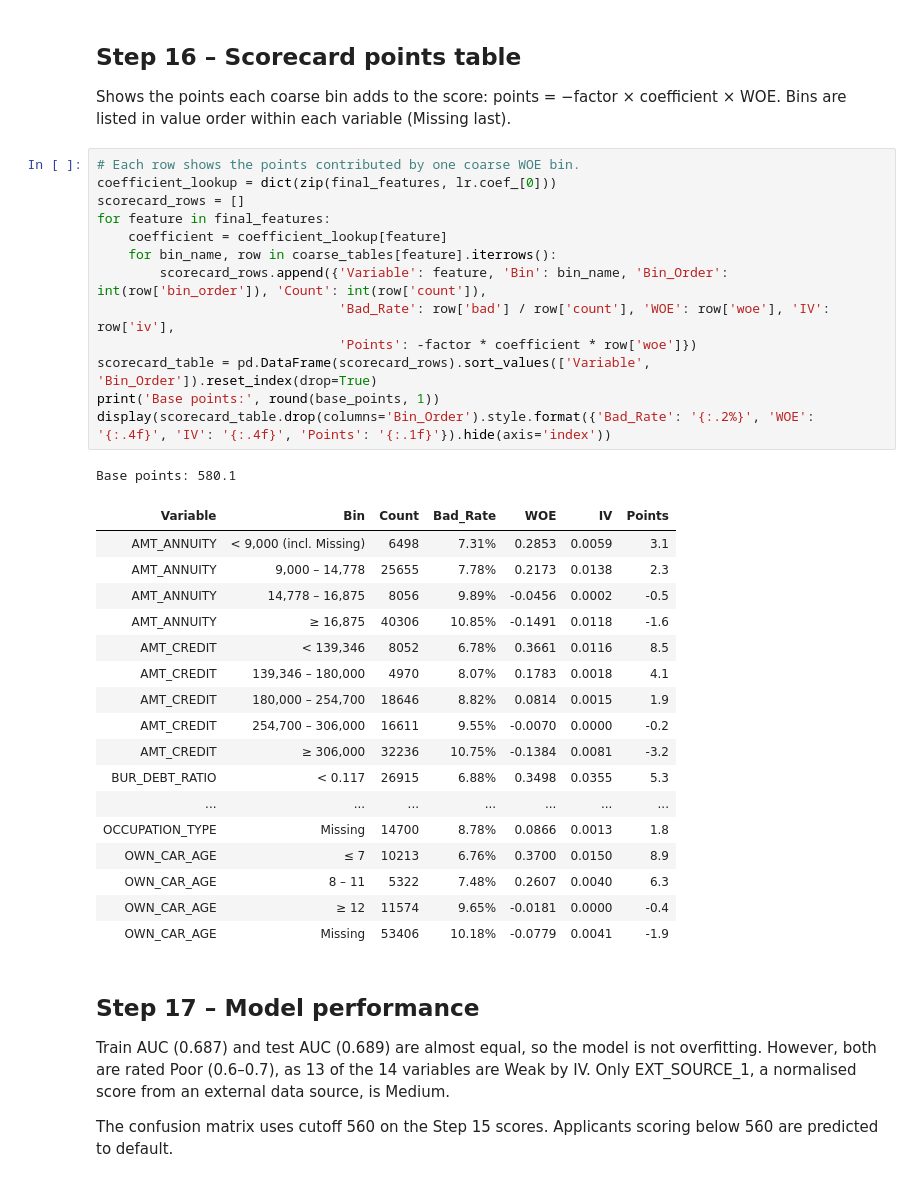
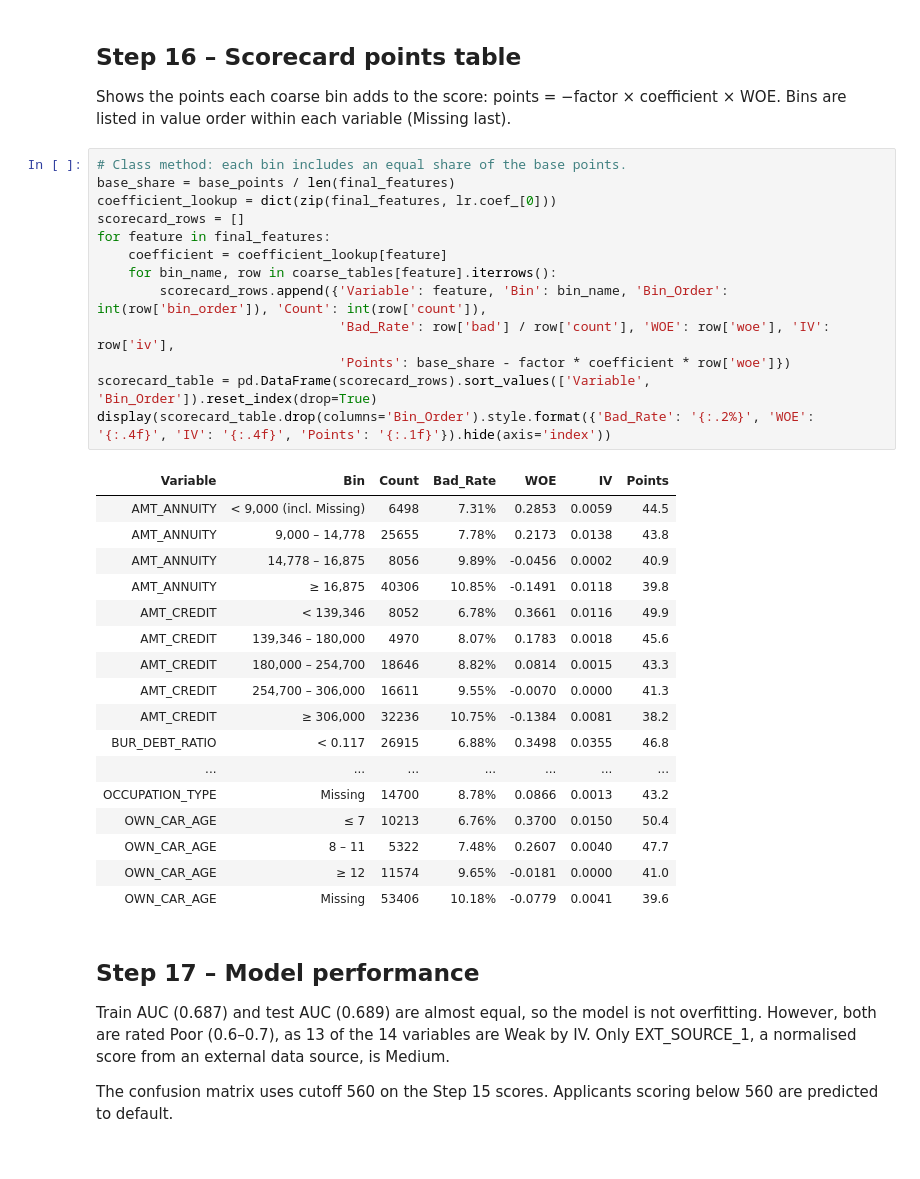
Before and after one commit to raykeat/fin-analytics-proj, a Jupyter notebook: is453_project_new.ipynb, the cells around one changed output. Drawn from its saved outputs; the diff is of its cells as text.

Commit message:
Changed scorecard points to be displayed as what we learnt in class

```diff
--- a/is453_project_new.ipynb
+++ b/is453_project_new.ipynb
@@ -1250,37 +1250,36 @@ max      678.2    665.8
 
 Shows the points each coarse bin adds to the score: points = −factor × coefficient × WOE. Bins are listed in value order within each variable (Missing last).
 # %%
-# Each row shows the points contributed by one coarse WOE bin.
+# Class method: each bin includes an equal share of the base points.
+base_share = base_points / len(final_features)
 coefficient_lookup = dict(zip(final_features, lr.coef_[0]))
 scorecard_rows = []
 for feature in final_features:
     coefficient = coefficient_lookup[feature]
     for bin_name, row in coarse_tables[feature].iterrows():
         scorecard_rows.append({'Variable': feature, 'Bin': bin_name, 'Bin_Order': int(row['bin_order']), 'Count': int(row['count']),
                                'Bad_Rate': row['bad'] / row['count'], 'WOE': row['woe'], 'IV': row['iv'],
-                               'Points': -factor * coefficient * row['woe']})
+                               'Points': base_share - factor * coefficient * row['woe']})
 scorecard_table = pd.DataFrame(scorecard_rows).sort_values(['Variable', 'Bin_Order']).reset_index(drop=True)
-print('Base points:', round(base_points, 1))
 display(scorecard_table.drop(columns='Bin_Order').style.format({'Bad_Rate': '{:.2%}', 'WOE': '{:.4f}', 'IV': '{:.4f}', 'Points': '{:.1f}'}).hide(axis='index'))
 # %% [output]
-Base points: 580.1
 | Variable | Bin | Count | Bad_Rate | WOE | IV | Points |
-| AMT_ANNUITY | < 9,000 (incl. Missing) | 6498 | 7.31% | 0.2853 | 0.0059 | 3.1 |
-| AMT_ANNUITY | 9,000 – 14,778 | 25655 | 7.78% | 0.2173 | 0.0138 | 2.3 |
-| AMT_ANNUITY | 14,778 – 16,875 | 8056 | 9.89% | -0.0456 | 0.0002 | -0.5 |
-| AMT_ANNUITY | ≥ 16,875 | 40306 | 10.85% | -0.1491 | 0.0118 | -1.6 |
-| AMT_CREDIT | < 139,346 | 8052 | 6.78% | 0.3661 | 0.0116 | 8.5 |
-| AMT_CREDIT | 139,346 – 180,000 | 4970 | 8.07% | 0.1783 | 0.0018 | 4.1 |
-| AMT_CREDIT | 180,000 – 254,700 | 18646 | 8.82% | 0.0814 | 0.0015 | 1.9 |
-| AMT_CREDIT | 254,700 – 306,000 | 16611 | 9.55% | -0.0070 | 0.0000 | -0.2 |
-| AMT_CREDIT | ≥ 306,000 | 32236 | 10.75% | -0.1384 | 0.0081 | -3.2 |
-| BUR_DEBT_RATIO | < 0.117 | 26915 | 6.88% | 0.3498 | 0.0355 | 5.3 |
+| AMT_ANNUITY | < 9,000 (incl. Missing) | 6498 | 7.31% | 0.2853 | 0.0059 | 44.5 |
+| AMT_ANNUITY | 9,000 – 14,778 | 25655 | 7.78% | 0.2173 | 0.0138 | 43.8 |
+| AMT_ANNUITY | 14,778 – 16,875 | 8056 | 9.89% | -0.0456 | 0.0002 | 40.9 |
+| AMT_ANNUITY | ≥ 16,875 | 40306 | 10.85% | -0.1491 | 0.0118 | 39.8 |
+| AMT_CREDIT | < 139,346 | 8052 | 6.78% | 0.3661 | 0.0116 | 49.9 |
+| AMT_CREDIT | 139,346 – 180,000 | 4970 | 8.07% | 0.1783 | 0.0018 | 45.6 |
+| AMT_CREDIT | 180,000 – 254,700 | 18646 | 8.82% | 0.0814 | 0.0015 | 43.3 |
+| AMT_CREDIT | 254,700 – 306,000 | 16611 | 9.55% | -0.0070 | 0.0000 | 41.3 |
+| AMT_CREDIT | ≥ 306,000 | 32236 | 10.75% | -0.1384 | 0.0081 | 38.2 |
+| BUR_DEBT_RATIO | < 0.117 | 26915 | 6.88% | 0.3498 | 0.0355 | 46.8 |
 | ... | ... | ... | ... | ... | ... | ... |
-| OCCUPATION_TYPE | Missing | 14700 | 8.78% | 0.0866 | 0.0013 | 1.8 |
-| OWN_CAR_AGE | ≤ 7 | 10213 | 6.76% | 0.3700 | 0.0150 | 8.9 |
-| OWN_CAR_AGE | 8 – 11 | 5322 | 7.48% | 0.2607 | 0.0040 | 6.3 |
-| OWN_CAR_AGE | ≥ 12 | 11574 | 9.65% | -0.0181 | 0.0000 | -0.4 |
-| OWN_CAR_AGE | Missing | 53406 | 10.18% | -0.0779 | 0.0041 | -1.9 |
+| OCCUPATION_TYPE | Missing | 14700 | 8.78% | 0.0866 | 0.0013 | 43.2 |
+| OWN_CAR_AGE | ≤ 7 | 10213 | 6.76% | 0.3700 | 0.0150 | 50.4 |
+| OWN_CAR_AGE | 8 – 11 | 5322 | 7.48% | 0.2607 | 0.0040 | 47.7 |
+| OWN_CAR_AGE | ≥ 12 | 11574 | 9.65% | -0.0181 | 0.0000 | 41.0 |
+| OWN_CAR_AGE | Missing | 53406 | 10.18% | -0.0779 | 0.0041 | 39.6 |
 # %% [markdown]
 ## Step 17 – Model performance
 
```
Also changed, not shown: parts of 5 cells of this notebook.
